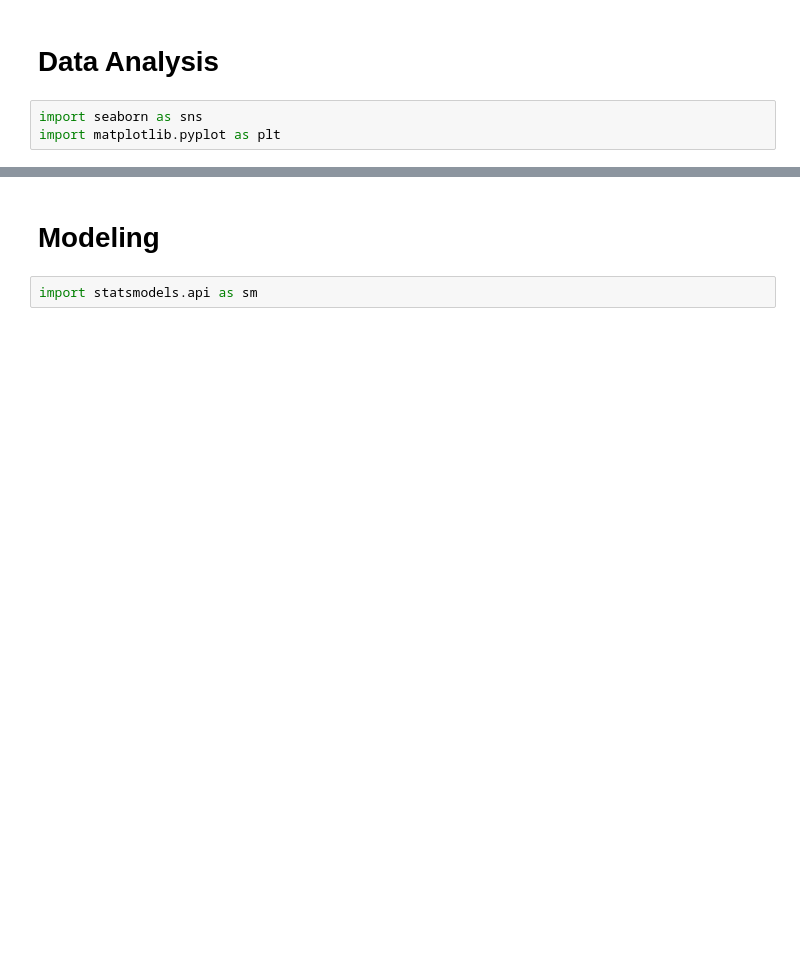
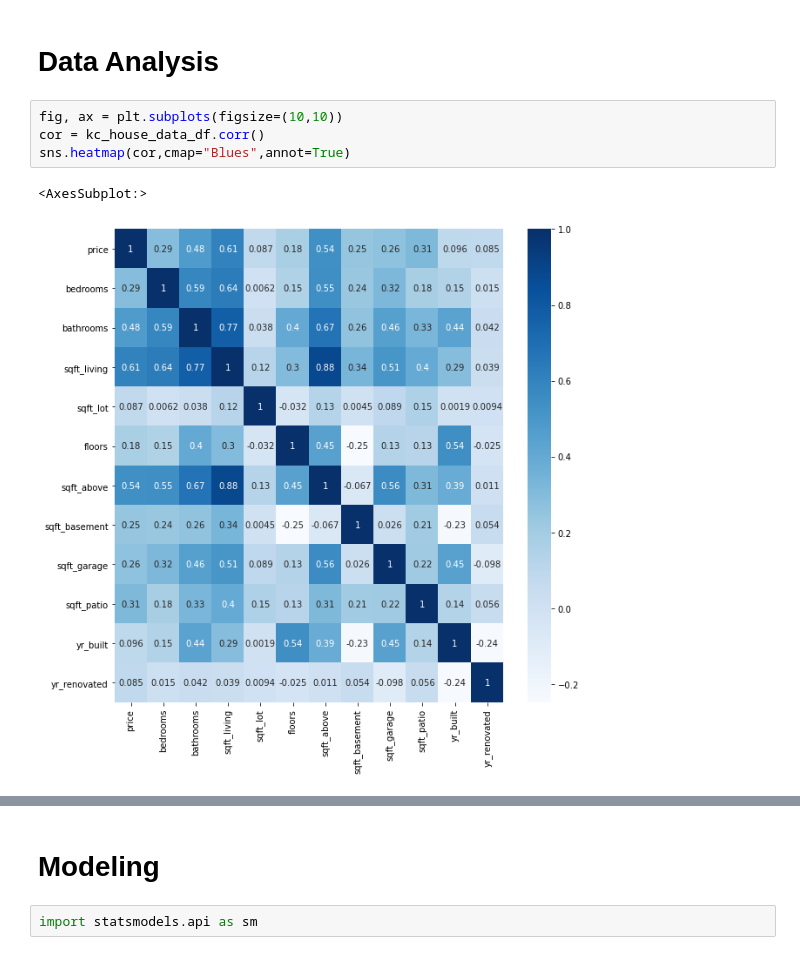
Before and after one commit to adammarianacci/Real_Estate_Analysis, a Jupyter notebook: notebook.ipynb, the cells around one changed output, grey strips where cells are left out. Cells and saved outputs as stored; diff of their text form; blank space fills up the shorter version.

```diff
--- a/notebook.ipynb
+++ b/notebook.ipynb
@@ -100,6 +169,10 @@ kc_house_data_df.describe()
 | max | 3.075000e+07 | 13.000000 | 10.500000 | 15360.000000 | 3.253932e+06 | 4.000000 | 12660.000000 | 8020.000000 | 3580.000000 | ... |
 # %% [markdown]
 # Data Analysis
-# %%
-import seaborn as sns
-import matplotlib.pyplot as plt
+# %%
+fig, ax = plt.subplots(figsize=(10,10))
+cor = kc_house_data_df.corr()
+sns.heatmap(cor,cmap="Blues",annot=True)
+# %% [output]
+<AxesSubplot:>
+[figure, added]
```
Also changed, not shown: parts of 27 cells of this notebook.
